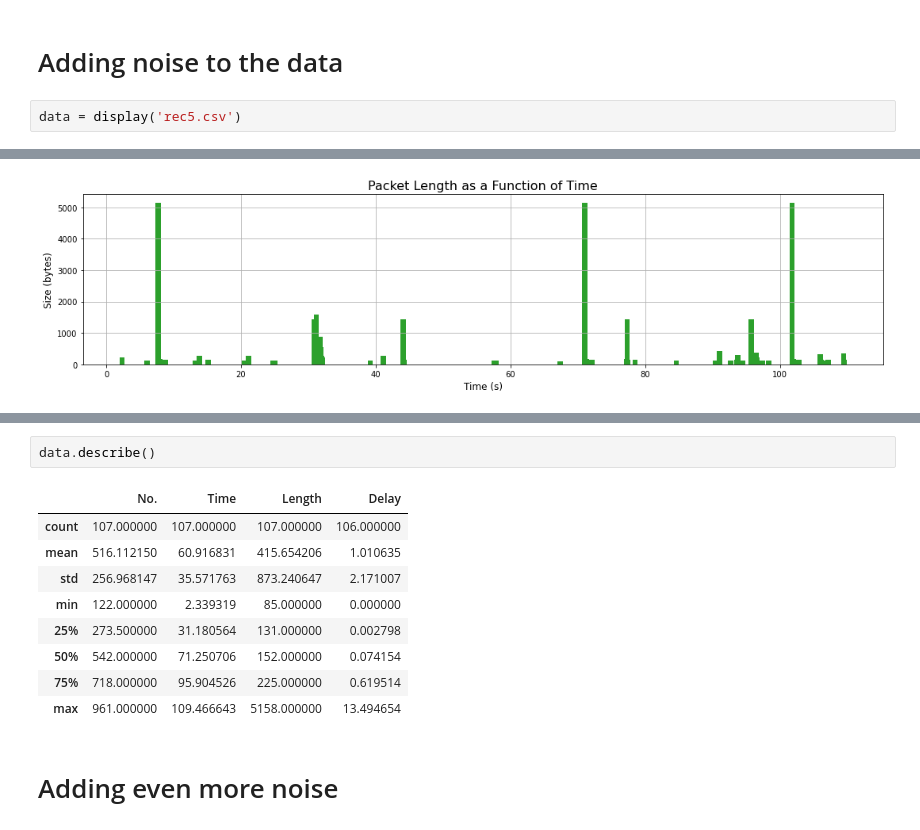
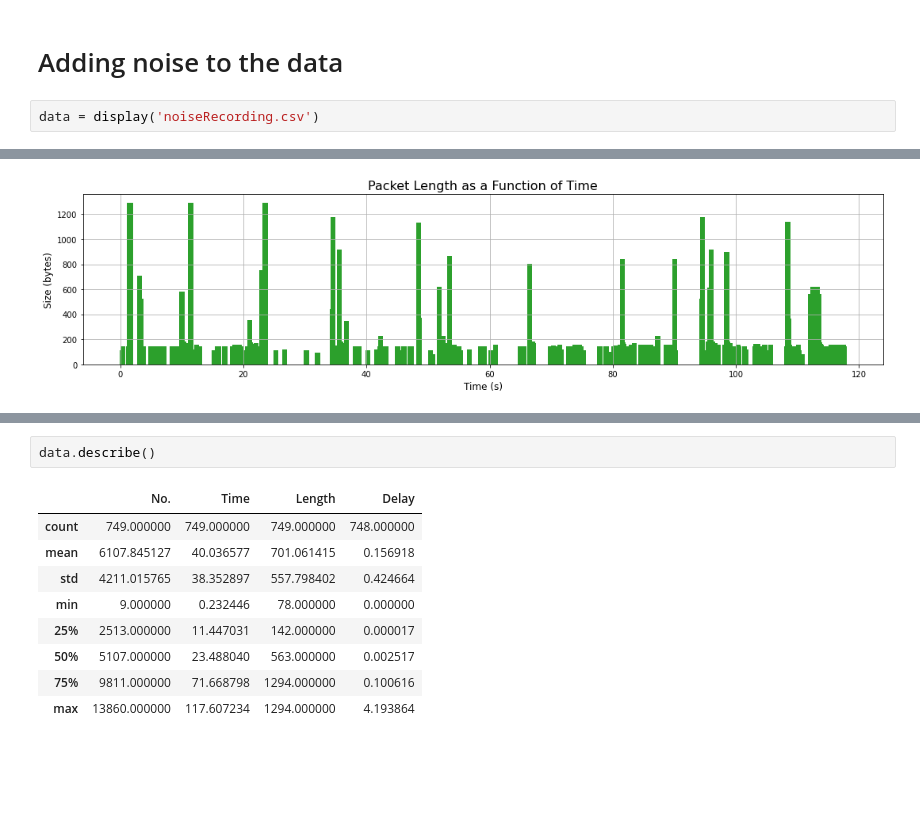
Before and after one commit to MayaHayat/NetworkingFinalProject, a Jupyter notebook: src/Networks_Assignment.ipynb, the cells around one changed output, grey strips where cells are left out. Drawn from its saved outputs; the diff is of its cells as text; blank space fills up the shorter version.

```diff
--- a/src/Networks_Assignment.ipynb
+++ b/src/Networks_Assignment.ipynb
@@ -209,5 +209,5 @@ data.describe()
 # %% [markdown]
 # Adding noise to the data
 # %%
-data = display('rec5.csv')
+data = display('noiseRecording.csv')
 # %% [output]
@@ -216 +216 @@ data = display('rec5.csv')
-[figure, old version]
+[figure, new version]
@@ -221,13 +221,11 @@ data = display('rec5.csv')
 data.describe()
 # %% [output]
 |  | No. | Time | Length | Delay |
-| count | 107.000000 | 107.000000 | 107.000000 | 106.000000 |
-| mean | 516.112150 | 60.916831 | 415.654206 | 1.010635 |
-| std | 256.968147 | 35.571763 | 873.240647 | 2.171007 |
-| min | 122.000000 | 2.339319 | 85.000000 | 0.000000 |
-| 25% | 273.500000 | 31.180564 | 131.000000 | 0.002798 |
-| 50% | 542.000000 | 71.250706 | 152.000000 | 0.074154 |
-| 75% | 718.000000 | 95.904526 | 225.000000 | 0.619514 |
-| max | 961.000000 | 109.466643 | 5158.000000 | 13.494654 |
+| count | 749.000000 | 749.000000 | 749.000000 | 748.000000 |
+| mean | 6107.845127 | 40.036577 | 701.061415 | 0.156918 |
+| std | 4211.015765 | 38.352897 | 557.798402 | 0.424664 |
+| min | 9.000000 | 0.232446 | 78.000000 | 0.000000 |
+| 25% | 2513.000000 | 11.447031 | 142.000000 | 0.000017 |
+| 50% | 5107.000000 | 23.488040 | 563.000000 | 0.002517 |
+| 75% | 9811.000000 | 71.668798 | 1294.000000 | 0.100616 |
+| max | 13860.000000 | 117.607234 | 1294.000000 | 4.193864 |
-# %% [markdown]
-# Adding even more noise
```
Also changed, not shown: parts of 17 cells of this notebook.
